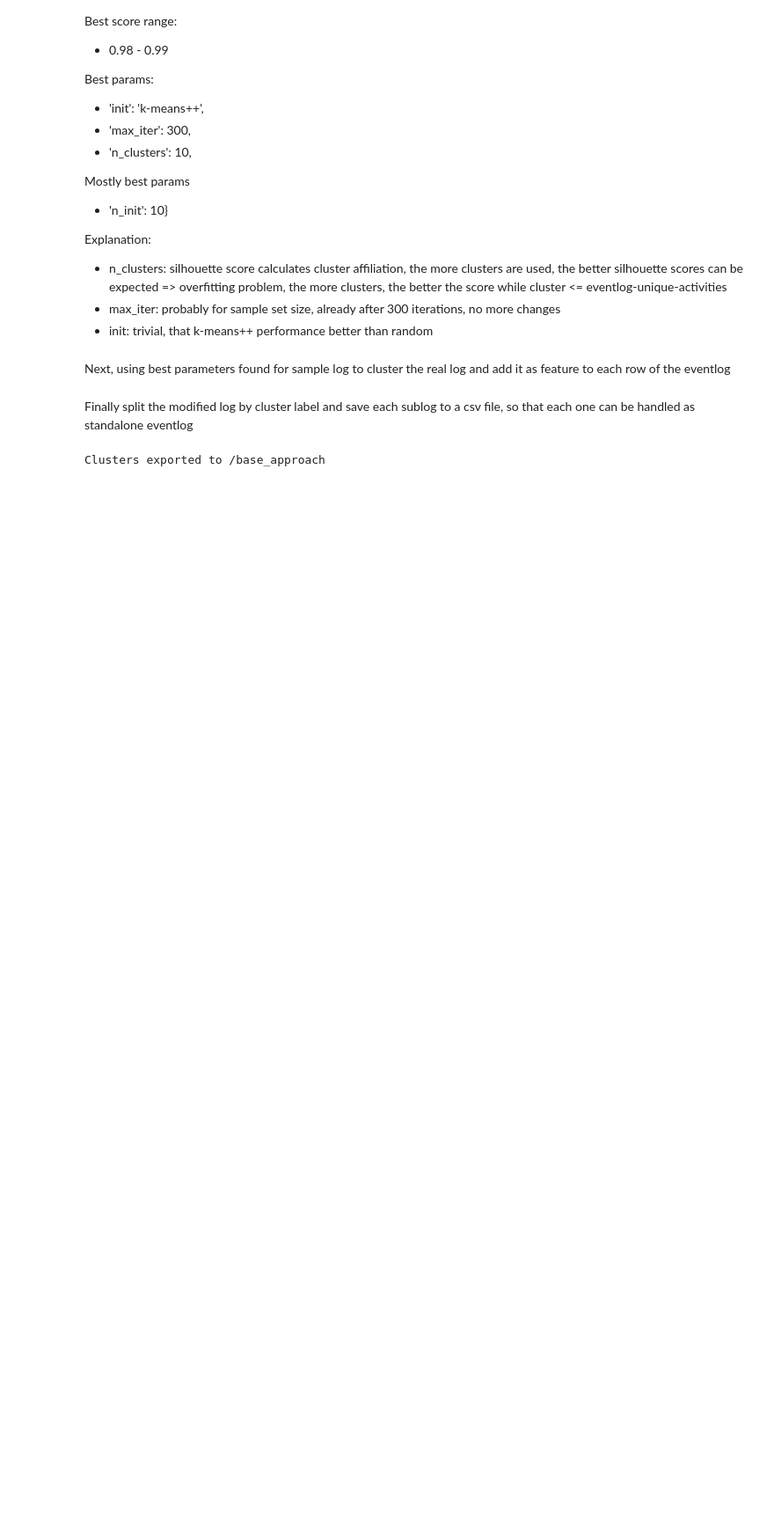
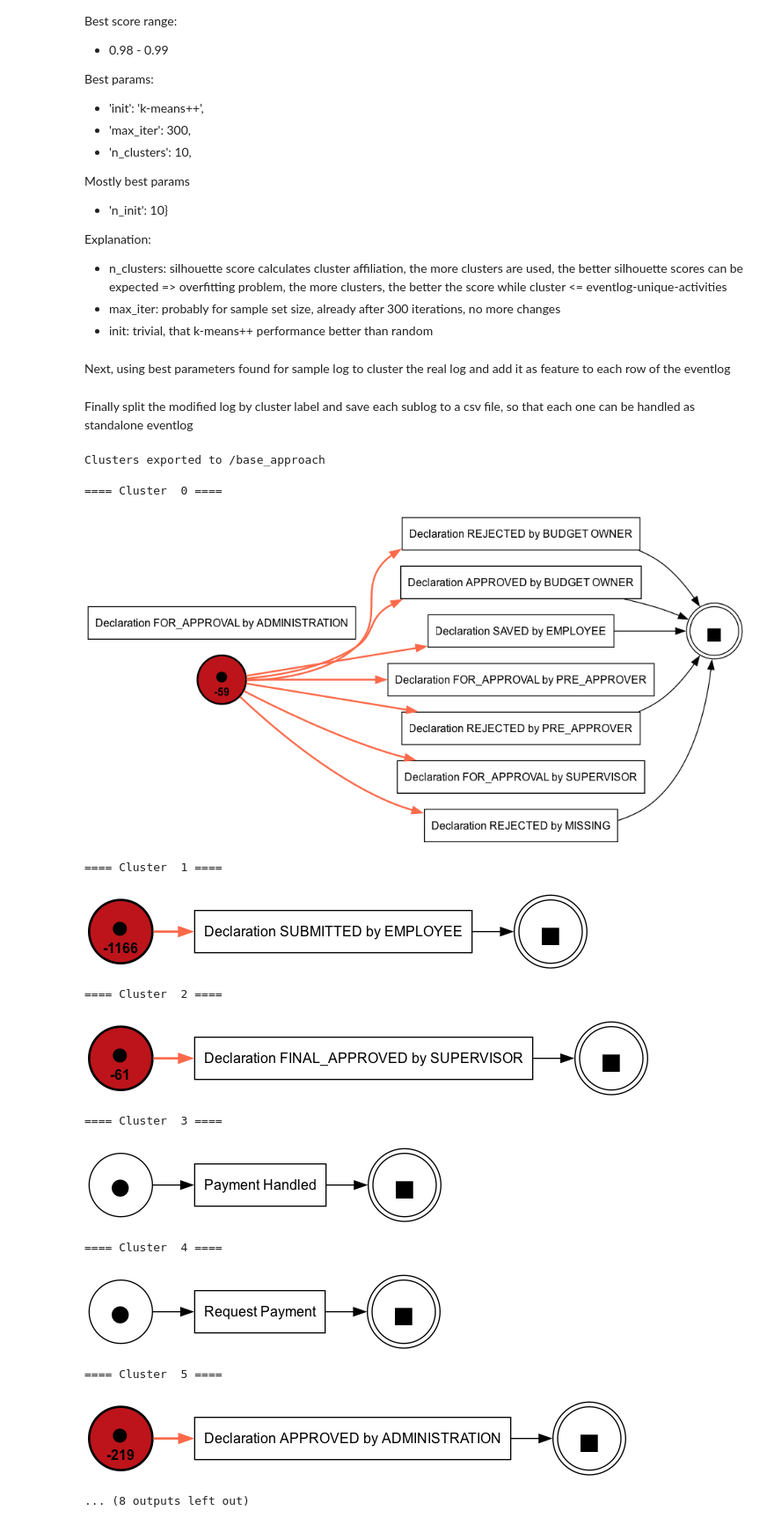
Before and after one commit to collinleiber/LMU_Master_Practical_SoSe24, a Jupyter notebook: practical/ProcessMining/group1/task5/1_basic-approach.ipynb, the cells around one changed output. Shown at 88% size. Drawn from its saved outputs; the diff is of its cells as text; code cells hidden in the pictures; blank space fills up the shorter version.

Commit message:
added visualization and description of observed results

```diff
--- a/practical/ProcessMining/group1/task5/1_basic-approach.ipynb
+++ b/practical/ProcessMining/group1/task5/1_basic-approach.ipynb
@@ -90,6 +90,7 @@ import os
 base_dir = "base_approach"
 os.makedirs(base_dir, exist_ok=True)
 
+cluster_sublogs = {k: cluster_sublogs[k] for k in sorted(cluster_sublogs)}
 for cluster_label, df in cluster_sublogs.items():
     file_path = os.path.join(base_dir, f"cluster_{cluster_label}.csv")
     df.to_csv(file_path, index=False)
@@ -97,3 +98,38 @@ for cluster_label, df in cluster_sublogs.items():
 print(f"Clusters exported to /base_approach")
 # %% [output]
 Clusters exported to /base_approach
+# %%
+from practical.ProcessMining.group1.shared.visualizer import Visualizer
+from practical.ProcessMining.group1.task4.tokenreplay import TokenReplay
+from pm4py.algo.discovery.alpha import algorithm as alpha_miner
+from pm4py.objects.conversion.log import converter as log_converter
+
+for cluster_label, df in cluster_sublogs.items():
+    event_log = log_converter.to_event_log.apply(df)
+
+    # Alpha Miner
+    alpha_net, alpha_initial_marking, alpha_final_marking = alpha_miner.apply(event_log)
+
+    alpha_token_replay = TokenReplay(event_log, alpha_net, alpha_initial_marking, alpha_final_marking, "Alpha Miner")
+
+    alpha_token_replay.run()  # alpha_token_replay.shuffle_activities()
+    tokens = alpha_token_replay.get_unconformity_tokens()
+
+    vizard = Visualizer()
+    graph = vizard.build_petri_net(alpha_net, alpha_initial_marking, alpha_final_marking, tokens)
+    print("==== Cluster ", cluster_label, "====")
+    vizard.display(graph)
+# %% [output]
+==== Cluster  0 ====
+[figure, added]
+==== Cluster  1 ====
+[figure, added]
+==== Cluster  2 ====
+[figure, added]
+==== Cluster  3 ====
+[figure, added]
+==== Cluster  4 ====
+[figure, added]
+==== Cluster  5 ====
+[figure, added]
+... (8 outputs left out)
```
Also changed, not shown: parts of 2 cells of this notebook.
